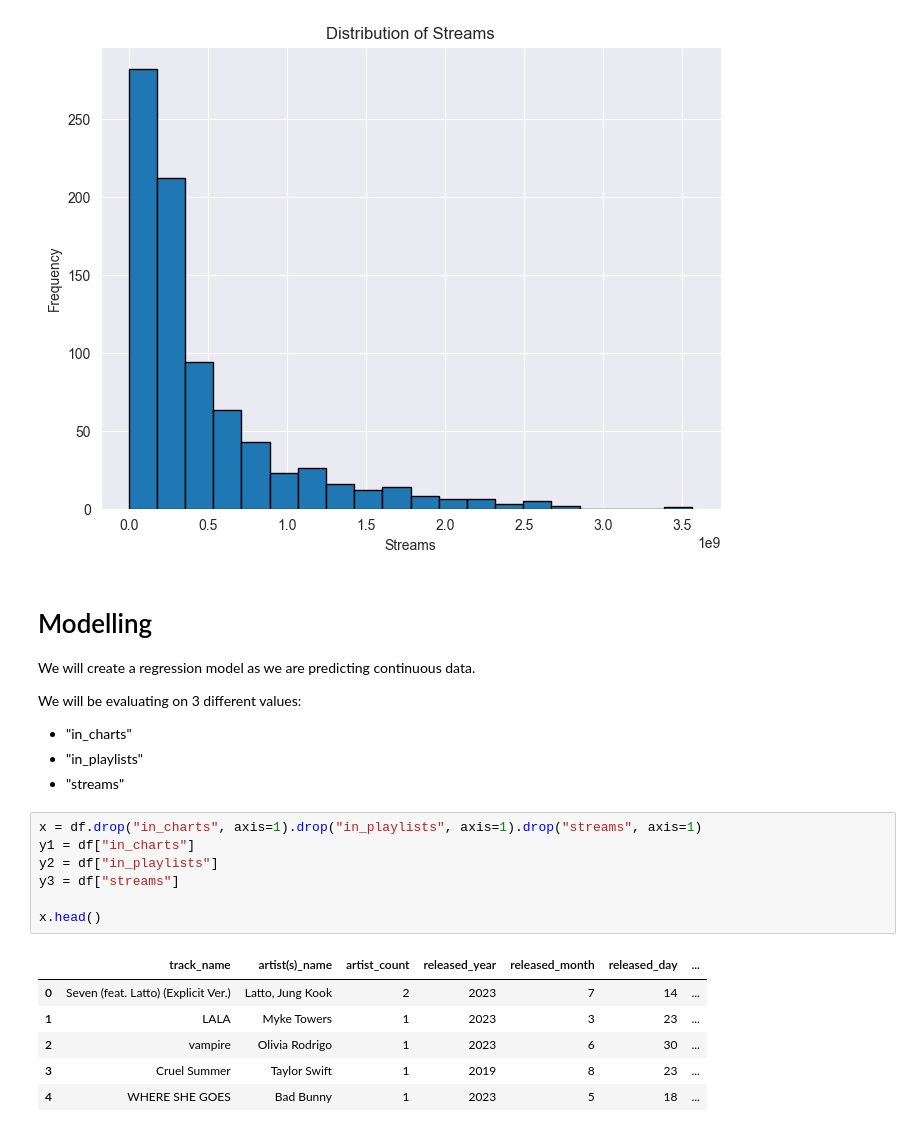
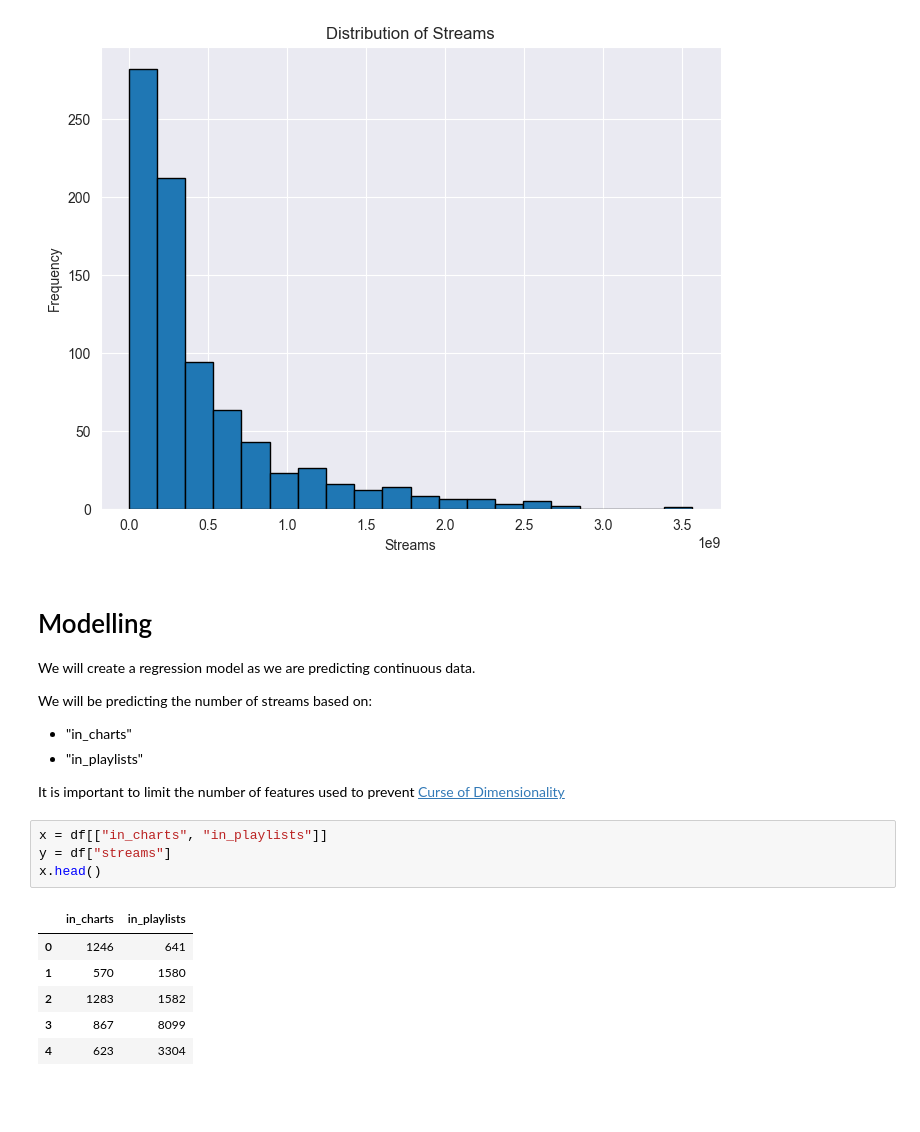
Before and after one commit to certificateofparticipation/VJCxTP-Hackathon-24, a Jupyter notebook: main.ipynb, the cells around one changed output. Saved outputs shown, nothing was run; the diff lists cells and outputs as text; blank space fills up the shorter version.

```diff
--- a/main.ipynb
+++ b/main.ipynb
@@ -203,21 +226,19 @@ plt.show()
 
 We will create a regression model as we are predicting continuous data.
 
-We will be evaluating on 3 different values:
+We will be predicting the number of streams based on:
 - "in_charts"
 - "in_playlists"
-- "streams"
+
+It is important to limit the number of features used to prevent [Curse of Dimensionality](https://en.wikipedia.org/wiki/Curse_of_dimensionality)
 # %%
-x = df.drop("in_charts", axis=1).drop("in_playlists", axis=1).drop("streams", axis=1)
-y1 = df["in_charts"]
-y2 = df["in_playlists"]
-y3 = df["streams"]
-
+x = df[["in_charts", "in_playlists"]]
+y = df["streams"]
 x.head()
 # %% [output]
-|  | track_name | artist(s)_name | artist_count | released_year | released_month | released_day | ... |
-| 0 | Seven (feat. Latto) (Explicit Ver.) | Latto, Jung Kook | 2 | 2023 | 7 | 14 | ... |
-| 1 | LALA | Myke Towers | 1 | 2023 | 3 | 23 | ... |
-| 2 | vampire | Olivia Rodrigo | 1 | 2023 | 6 | 30 | ... |
-| 3 | Cruel Summer | Taylor Swift | 1 | 2019 | 8 | 23 | ... |
-| 4 | WHERE SHE GOES | Bad Bunny | 1 | 2023 | 5 | 18 | ... |
+|  | in_charts | in_playlists |
+| 0 | 1246 | 641 |
+| 1 | 570 | 1580 |
+| 2 | 1283 | 1582 |
+| 3 | 867 | 8099 |
+| 4 | 623 | 3304 |
```
Also changed, not shown: parts of 23 cells of this notebook, 1 other file.
